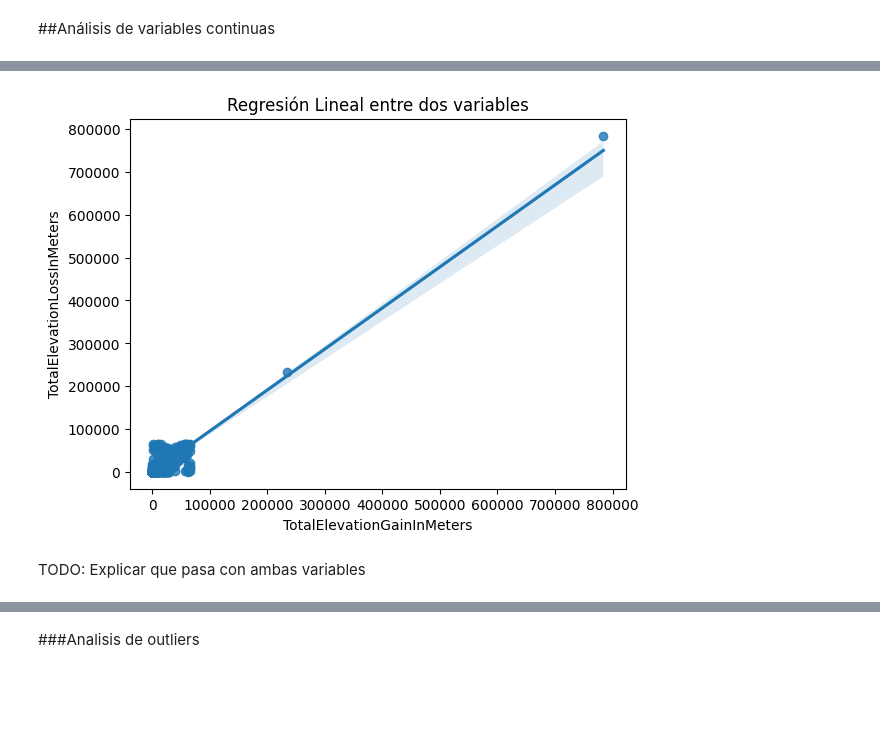
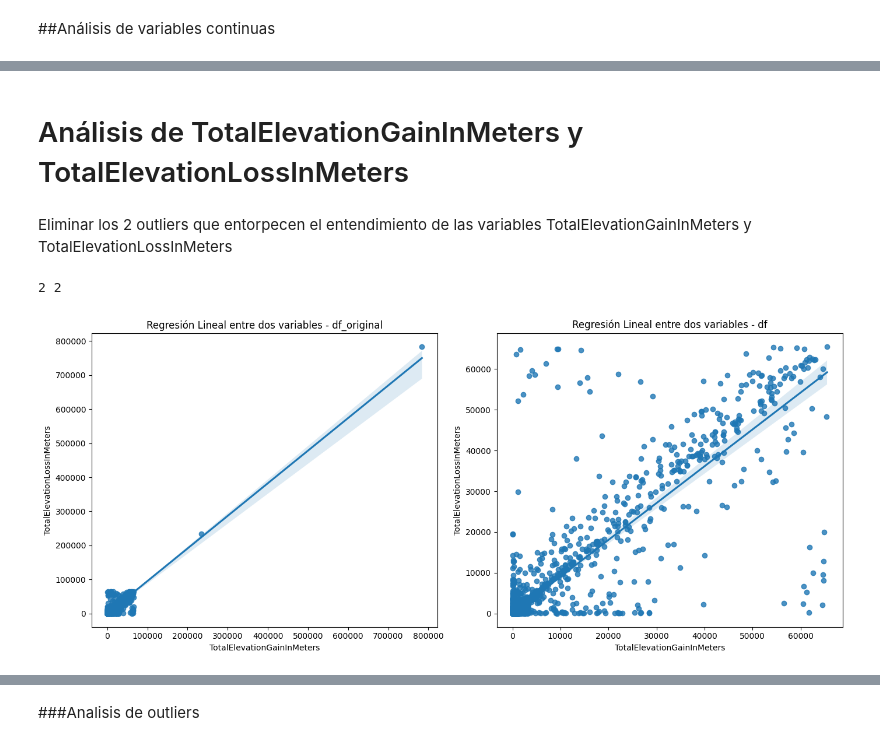
Before and after one commit to lauraich/running_anomalies_detection_data_analysis, a Jupyter notebook: Proyecto_final_analisis_de_datos_I.ipynb, the cells around one changed output, grey strips where cells are left out. Drawn from its saved outputs; the diff is of its cells as text; code cells hidden in the pictures; blank space fills up the shorter version.

```diff
--- a/Proyecto_final_analisis_de_datos_I.ipynb
+++ b/Proyecto_final_analisis_de_datos_I.ipynb
@@ -300,0 +307,3 @@ plt.show()
+# %%
+# Eliminar registros con duración menos o igual a 0
+df = df[(df["DurationInSeconds"] < 100000)]
@@ -300,0 +343,3 @@ plt.show()
+# %%
+# Eliminar registros con distancia menor o igual a 0
+df = df[(df["DistanceInMeters"] > 0)]
@@ -300,0 +371,3 @@ plt.show()
+# %%
+df = df[(df["AverageSpeedInMetersPerSecond"] < 19)]
+df['AverageSpeedInMetersPerSecond'].describe()
@@ -301,11 +397,24 @@ plt.show()
+# %% [markdown]
+# Análisis de TotalElevationGainInMeters y TotalElevationLossInMeters
+# %% [markdown]
+Eliminar los 2 outliers que entorpecen el entendimiento de las variables TotalElevationGainInMeters y TotalElevationLossInMeters
+# %%
+print(len(df[(df["TotalElevationGainInMeters"] > 100000)]), len(df[(df["TotalElevationLossInMeters"] > 100000)]))
+# %% [output]
+2 2
+# %%
+df = df[(df["TotalElevationGainInMeters"] < 100000)]
+df = df[(df["TotalElevationLossInMeters"] < 100000)]
 # %%
-# Analizar variables continuas
+# Se analizará TotalElevationGainInMeters y TotalElevationLossInMeters debido a que presentan una correlación muy alta
 
-# Se analizará TotalElevationGainInMeters y TotalElevationLossInMeters debido a que presentan una correlación muy alta
-sns.regplot(x=df["TotalElevationGainInMeters"], y=df["TotalElevationLossInMeters"])
-plt.title("Regresión Lineal entre dos variables")
+fig, axes = plt.subplots(1, 2, figsize=(14, 6))
+sns.regplot(x=df_original["TotalElevationGainInMeters"], y=df_original["TotalElevationLossInMeters"], ax=axes[0])
+axes[0].set_title('Regresión Lineal entre dos variables - df_original')
+
+sns.regplot(x=df["TotalElevationGainInMeters"], y=df["TotalElevationLossInMeters"], ax=axes[1])
+axes[1].set_title('Regresión Lineal entre dos variables - df')
+plt.tight_layout()
 plt.show()
 # %% [output]
-[figure, old version]
+[figure, new version]
-# %% [markdown]
-TODO: Explicar que pasa con ambas variables
```
Also changed, not shown: parts of 78 cells of this notebook.
